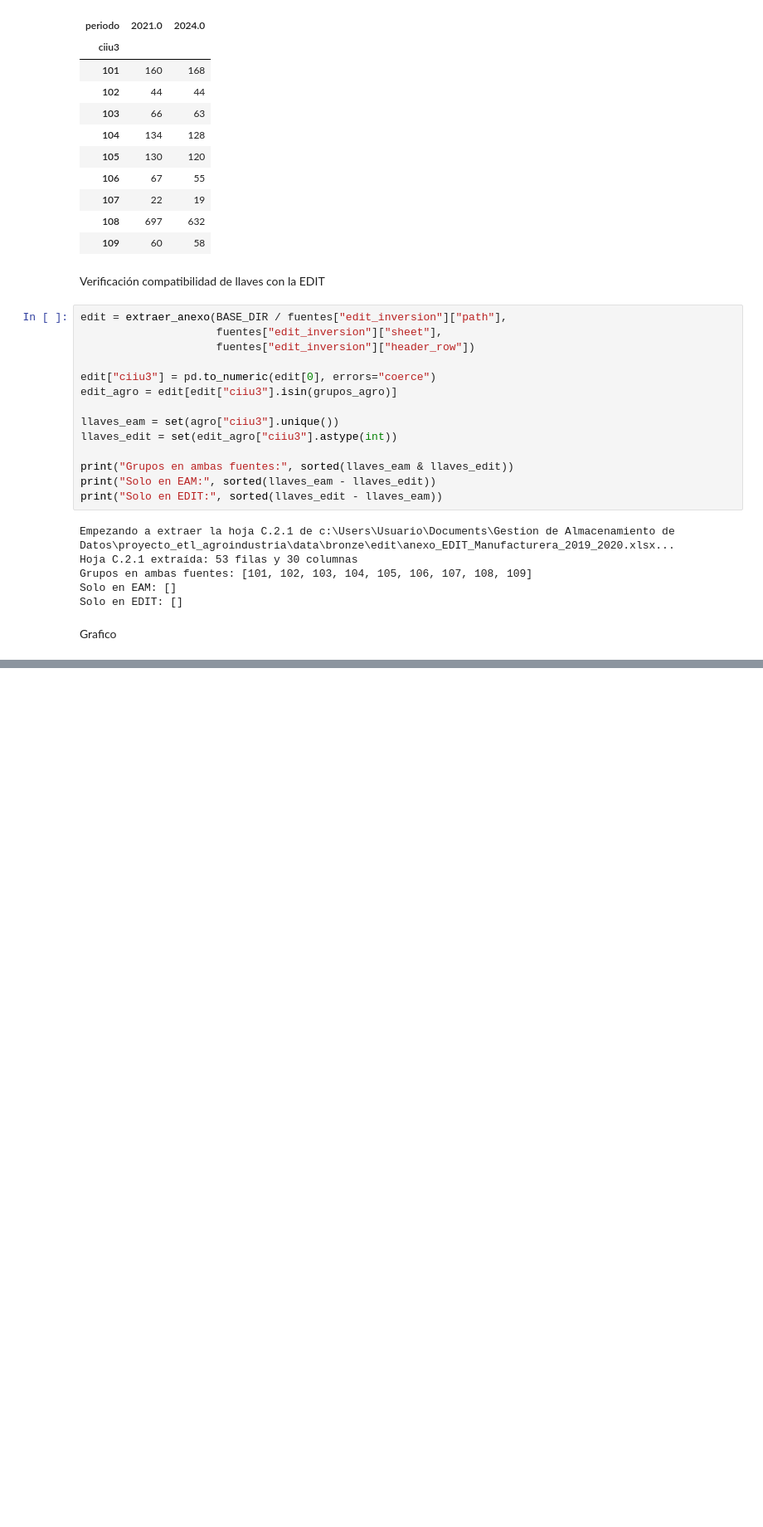
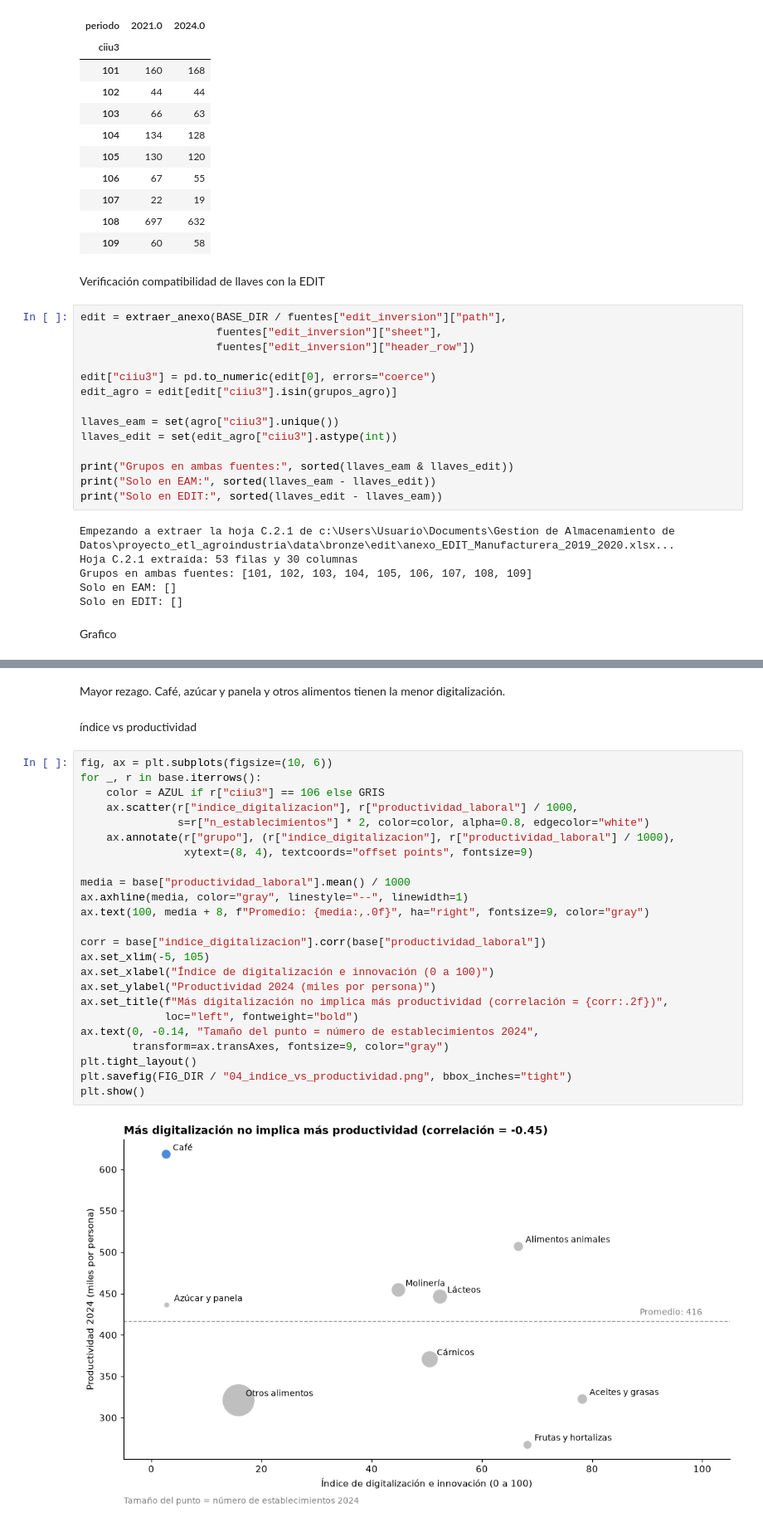
Before and after one commit to Edward-Orozco/Proyecto_ETL_Agroindustria, a Jupyter notebook: notebooks/eda.ipynb, the cells around one changed output, grey strips where cells are left out. Shown at 83% size. Drawn from its saved outputs; the diff is of its cells as text; blank space fills up the shorter version.

```diff
--- a/notebooks/eda.ipynb
+++ b/notebooks/eda.ipynb
@@ -141,0 +183,30 @@ plt.show()
+# %% [markdown]
+Mayor rezago. Café, azúcar y panela y otros alimentos tienen la menor digitalización.
+# %% [markdown]
+índice vs productividad
+# %%
+fig, ax = plt.subplots(figsize=(10, 6))
+for _, r in base.iterrows():
+    color = AZUL if r["ciiu3"] == 106 else GRIS
+    ax.scatter(r["indice_digitalizacion"], r["productividad_laboral"] / 1000,
+               s=r["n_establecimientos"] * 2, color=color, alpha=0.8, edgecolor="white")
+    ax.annotate(r["grupo"], (r["indice_digitalizacion"], r["productividad_laboral"] / 1000),
+                xytext=(8, 4), textcoords="offset points", fontsize=9)
+
+media = base["productividad_laboral"].mean() / 1000
+ax.axhline(media, color="gray", linestyle="--", linewidth=1)
+ax.text(100, media + 8, f"Promedio: {media:,.0f}", ha="right", fontsize=9, color="gray")
+
+corr = base["indice_digitalizacion"].corr(base["productividad_laboral"])
+ax.set_xlim(-5, 105)
+ax.set_xlabel("Índice de digitalización e innovación (0 a 100)")
+ax.set_ylabel("Productividad 2024 (miles por persona)")
+ax.set_title(f"Más digitalización no implica más productividad (correlación = {corr:.2f})",
+             loc="left", fontweight="bold")
+ax.text(0, -0.14, "Tamaño del punto = número de establecimientos 2024",
+        transform=ax.transAxes, fontsize=9, color="gray")
+plt.tight_layout()
+plt.savefig(FIG_DIR / "04_indice_vs_productividad.png", bbox_inches="tight")
+plt.show()
+# %% [output]
+[figure, added]
```
Also changed, not shown: parts of 21 cells of this notebook, 7 other files.
